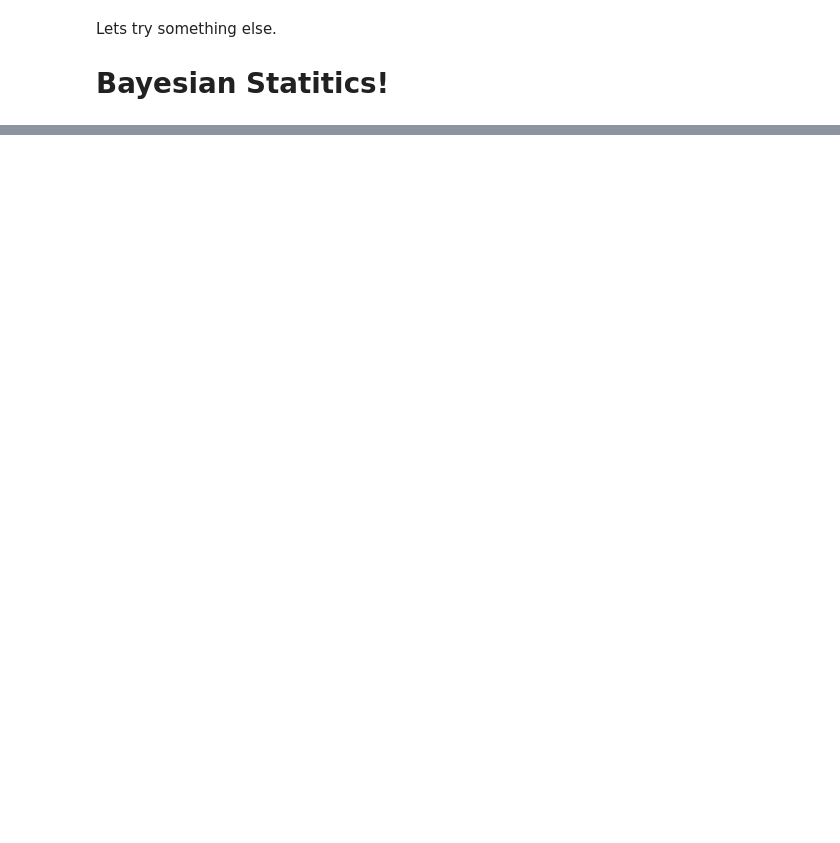
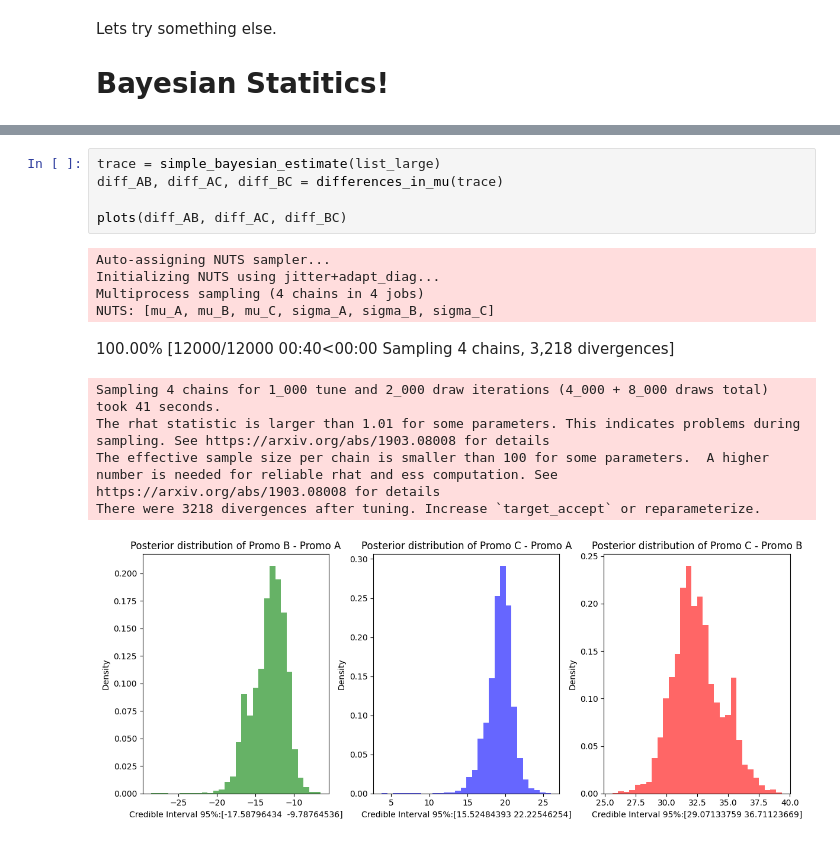
Before and after one commit to jacobrak/AB-testing-Marketing, a Jupyter notebook: AB_testing.ipynb, the cells around one changed output, grey strips where cells are left out. Cells and saved outputs as stored; diff of their text form; blank space fills up the shorter version.

```diff
--- a/AB_testing.ipynb
+++ b/AB_testing.ipynb
@@ -250,0 +344,16 @@ import pymc as pm
+# %%
+trace = simple_bayesian_estimate(list_large)
+diff_AB, diff_AC, diff_BC = differences_in_mu(trace)
+
+plots(diff_AB, diff_AC, diff_BC)
+# %% [output]
+Auto-assigning NUTS sampler...
+Initializing NUTS using jitter+adapt_diag...
+Multiprocess sampling (4 chains in 4 jobs)
+NUTS: [mu_A, mu_B, mu_C, sigma_A, sigma_B, sigma_C]
+100.00% [12000/12000 00:40<00:00 Sampling 4 chains, 3,218 divergences]
+Sampling 4 chains for 1_000 tune and 2_000 draw iterations (4_000 + 8_000 draws total) took 41 seconds.
+The rhat statistic is larger than 1.01 for some parameters. This indicates problems during sampling. See https://arxiv.org/abs/1903.08008 for details
+The effective sample size per chain is smaller than 100 for some parameters.  A higher number is needed for reliable rhat and ess computation. See https://arxiv.org/abs/1903.08008 for details
+There were 3218 divergences after tuning. Increase `target_accept` or reparameterize.
+[figure, added]
```
Also changed, not shown: parts of 10 cells of this notebook.
